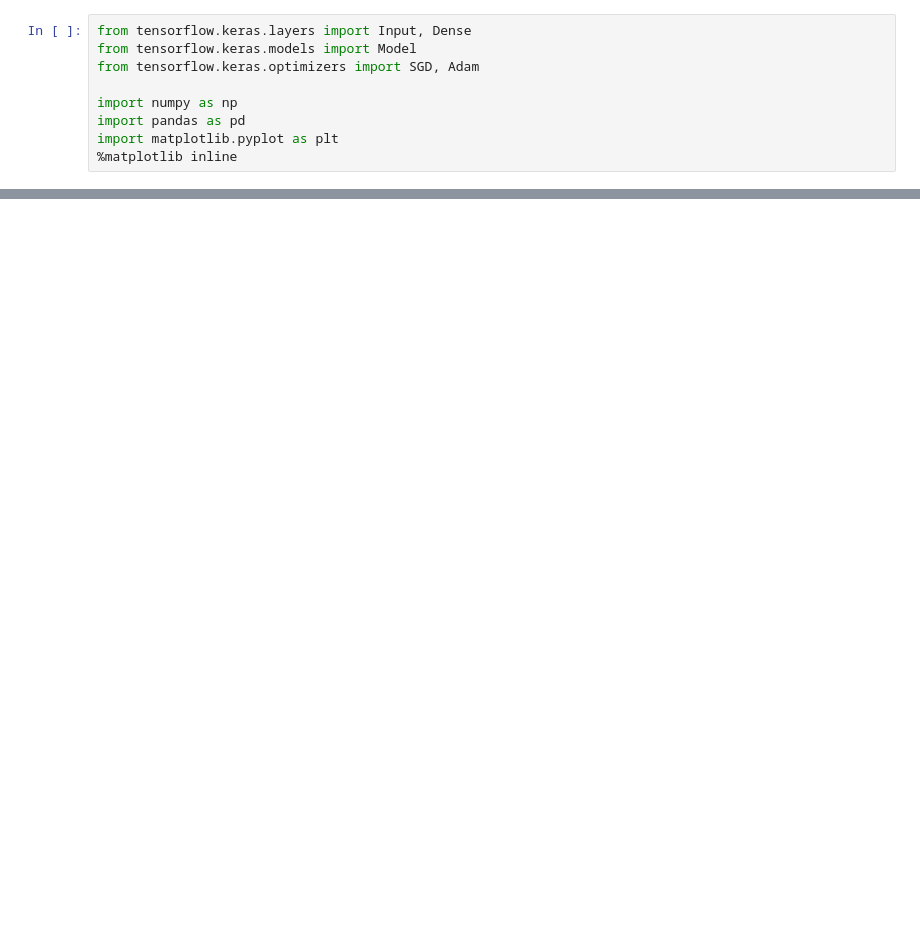
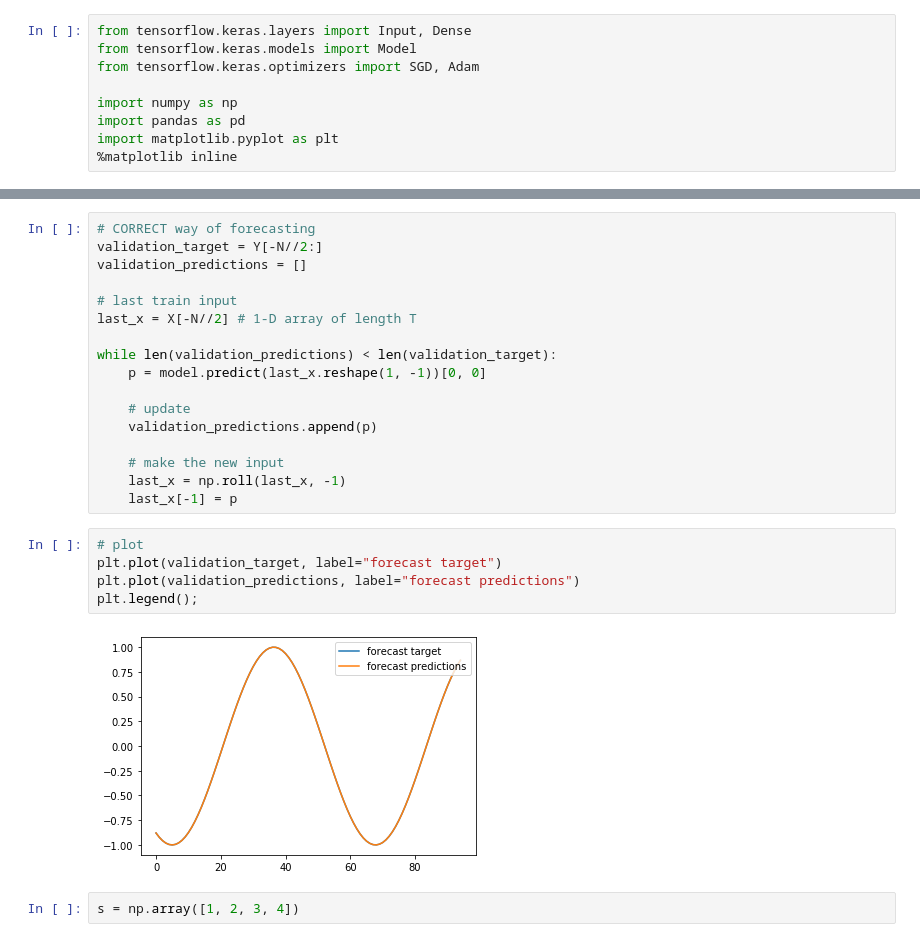
Before and after one commit to KarthikKothareddy/tf2, a Jupyter notebook: autoregressive_linear_model.ipynb, the cells around one changed output, grey strips where cells are left out. Cells and saved outputs as stored; diff of their text form; blank space fills up the shorter version.

```diff
--- a/autoregressive_linear_model.ipynb
+++ b/autoregressive_linear_model.ipynb
@@ -9,0 +103,26 @@ import matplotlib.pyplot as plt
+# %%
+# CORRECT way of forecasting
+validation_target = Y[-N//2:]
+validation_predictions = []
+
+# last train input
+last_x = X[-N//2] # 1-D array of length T
+
+while len(validation_predictions) < len(validation_target):
+    p = model.predict(last_x.reshape(1, -1))[0, 0]
+
+    # update
+    validation_predictions.append(p)
+
+    # make the new input
+    last_x = np.roll(last_x, -1)
+    last_x[-1] = p
+# %%
+# plot
+plt.plot(validation_target, label="forecast target")
+plt.plot(validation_predictions, label="forecast predictions")
+plt.legend();
+# %% [output]
+[figure, added]
+# %%
+s = np.array([1, 2, 3, 4])
```
Also changed, not shown: parts of 7 cells of this notebook.
